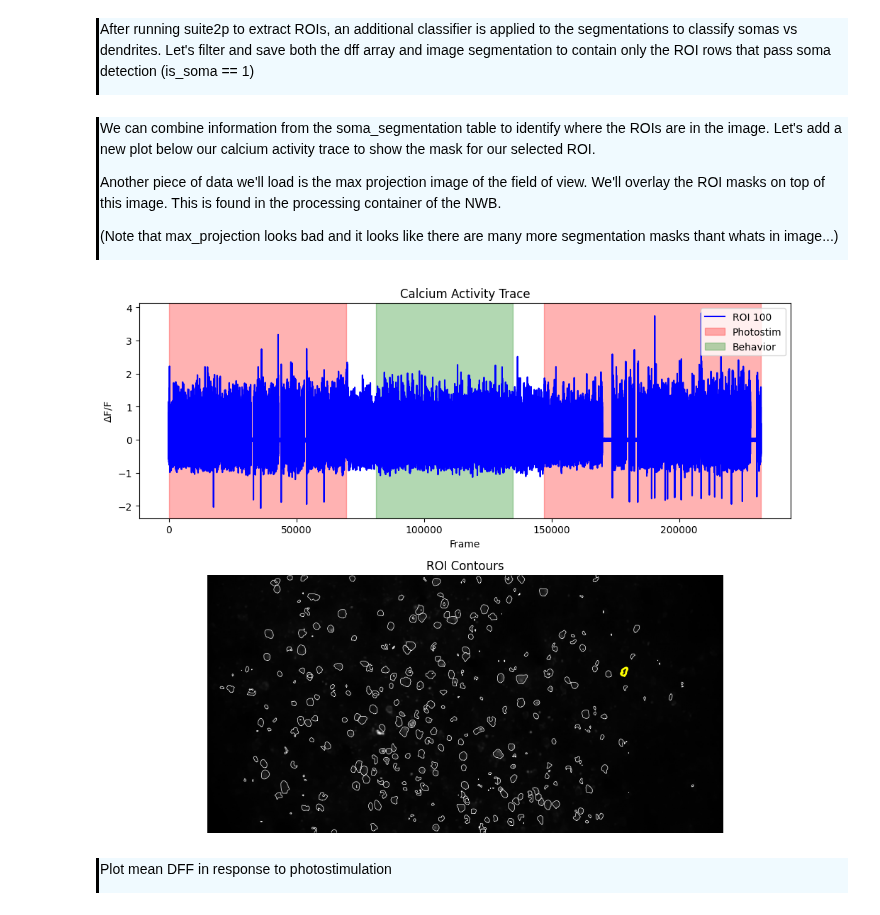
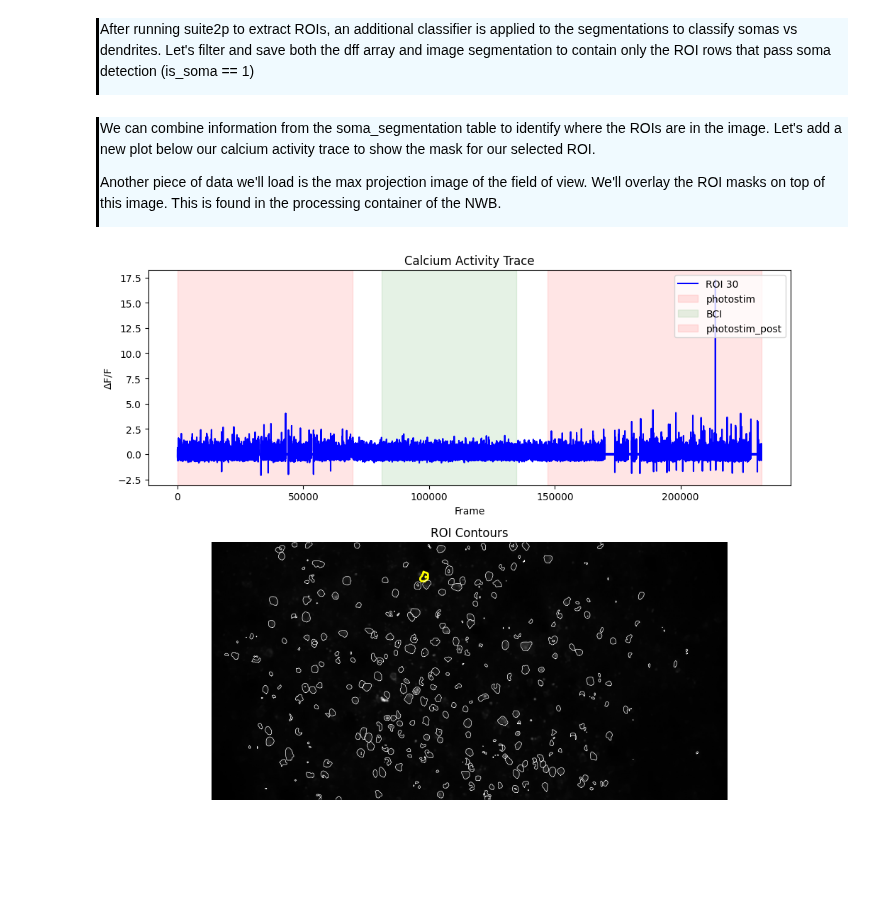
Before and after one commit to AllenNeuralDynamics/AIND-CNC-BCI-Workshop, a Jupyter notebook: code/load_data.ipynb, the cells around one changed output. Saved outputs shown, nothing was run; the diff lists cells and outputs as text; code cells hidden in the pictures; blank space fills up the shorter version.

Commit message:
Added generate_epoch_table.py; edited load_data.ipynb

```diff
--- a/code/load_data.ipynb
+++ b/code/load_data.ipynb
@@ -397,0 +282,15 @@ plt.show()
+# %%
+plt.plot(dff[:, ROI], label=f'ROI {ROI}', color='blue')
+
+stim_names = ['photostim','BCI','photostim_post']
+colors = ['red','green','red']
+for c,stim_name in enumerate(stim_names):
+    stim = epoch_table[epoch_table.stim_name==stim_name]
+    for j in range(len(stim)):
+        plt.axvspan(xmin=stim.start_frame.iloc[j], xmax=stim.stop_frame.iloc[j], color=colors[c], alpha=0.1, label = stim_name)
+
+plt.ylabel(r'$\Delta$F/F')
+plt.xlabel('Frame')
+plt.title('Calcium Activity Trace')
+plt.legend(loc='upper right')
+plt.show()
@@ -451,48 +342,63 @@ soma_dff = dff[:, np.where(image_segmentation.is_soma == 1)[0]]
 We can combine information from the soma_segmentation table to identify where the ROIs are in the image. Let's add a new plot below our calcium activity trace to show the mask for our selected ROI.
 
 Another piece of data we'll load is the max projection image of the field of view. We'll overlay the ROI masks on top of this image. This is found in the processing container of the NWB.
-
-(Note that max_projection looks bad and it looks like there are many more segmentation masks thant whats in image...)
+# %%
+plt.plot(dff[:, ROI], label=f'ROI {ROI}', color='blue')
+
+stim_names = ['photostim','BCI','photostim_post']
+colors = ['red','green','red']
+for c,stim_name in enumerate(stim_names):
+    stim = epoch_table[epoch_table.stim_name==stim_name]
+    for j in range(len(stim)):
+        plt.axvspan(xmin=stim.start_frame.iloc[j], xmax=stim.stop_frame.iloc[j], color=colors[c], alpha=0.1, label = stim_name)
+
+plt.ylabel(r'$\Delta$F/F')
+plt.xlabel('Frame')
+plt.title('Calcium Activity Trace')
+plt.legend(loc='upper right')
+plt.show()
 # %%
 # Parameters
 
 # Select new ROI
-ROI = 100
+ROI = 30
 
 # Image data for FOV
 image = nwbfile.processing["processed"].data_interfaces["images"].images["average_projection"].data[:]  # shape: (H, W)
 
 # Create figure with two vertically stacked plots
 fig, (ax1, ax2) = plt.subplots(2, 1, figsize=(10, 8), height_ratios=[1, 1.2])
 
 # Top: Calcium trace plot
 ax1.plot(soma_dff[:, ROI], label=f'ROI {ROI}', color='blue')
 
-# Add shaded regions
-ax1.axvspan(photostim_start, photostim_stop, color='red', alpha=0.3, label='Photostim')
-ax1.axvspan(behavior_start, behavior_stop, color='green', alpha=0.3, label='Behavior')
-ax1.axvspan(photostim_post_start, photostim_post_stop, color='red', alpha=0.3)
+stim_names = ['photostim','BCI','photostim_post']
+colors = ['red','green','red']
+for c,stim_name in enumerate(stim_names):
+    stim = epoch_table[epoch_table.stim_name==stim_name]
+    for j in range(len(stim)):
+        ax1.axvspan(xmin=stim.start_frame.iloc[j], xmax=stim.stop_frame.iloc[j], color=colors[c], alpha=0.1, label = stim_name)
 
 ax1.set_ylabel(r'$\Delta$F/F')
 ax1.set_xlabel('Frame')
 ax1.set_title('Calcium Activity Trace')
 ax1.legend(loc='upper right')
 
 # Bottom: Grayscale image with ROI contours
 ax2.imshow(image, cmap='gray')
 ax2.set_title('ROI Contours')
 ax2.axis('off')
 
 # Overlay ROI contours
 for i, mask in enumerate(soma_segmentation.image_mask):
     mask_array = np.array(mask)
     contours = measure.find_contours(mask_array, level=0.5)
     for contour in contours:
         color = 'yellow' if i == ROI else 'white'
         linewidth = 2.0 if i == ROI else 0.5
         ax2.plot(contour[:, 1], contour[:, 0], color=color, linewidth=linewidth)
 
 plt.tight_layout()
 plt.show()
 # %% [output]
-[figure, old version]
+[figure, new version]
@@ -538,4 +404,0 @@ def event_aligned_activity(dff, stimulus_frames, pre_frames, post_frames):
-# %% [markdown]
-<div style="border-left: 3px solid #000; padding: 1px; padding-left: 10px; background: #F0FAFF; ">
-
-Plot mean DFF in response to photostimulation
```
Also changed, not shown: parts of 24 cells of this notebook, 1 other file.
